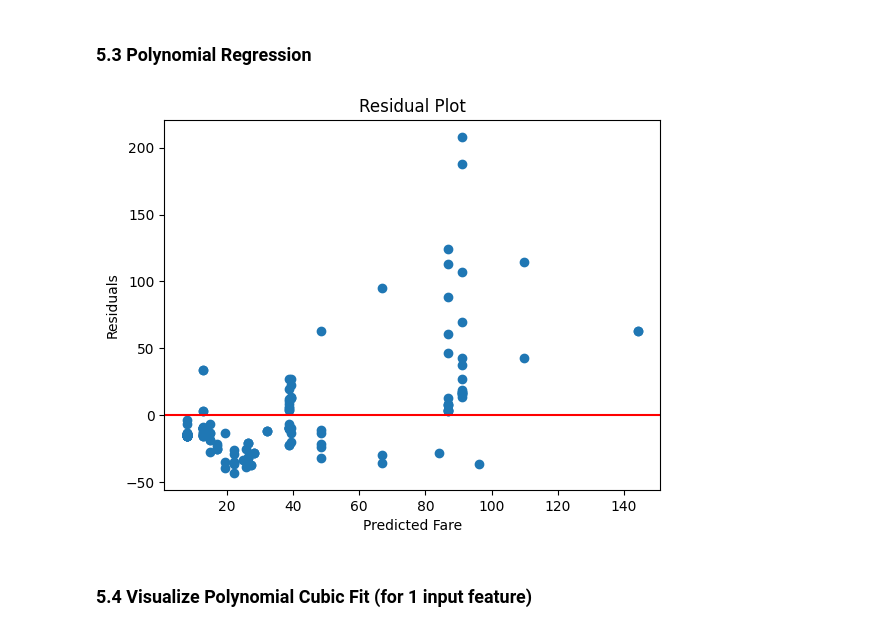
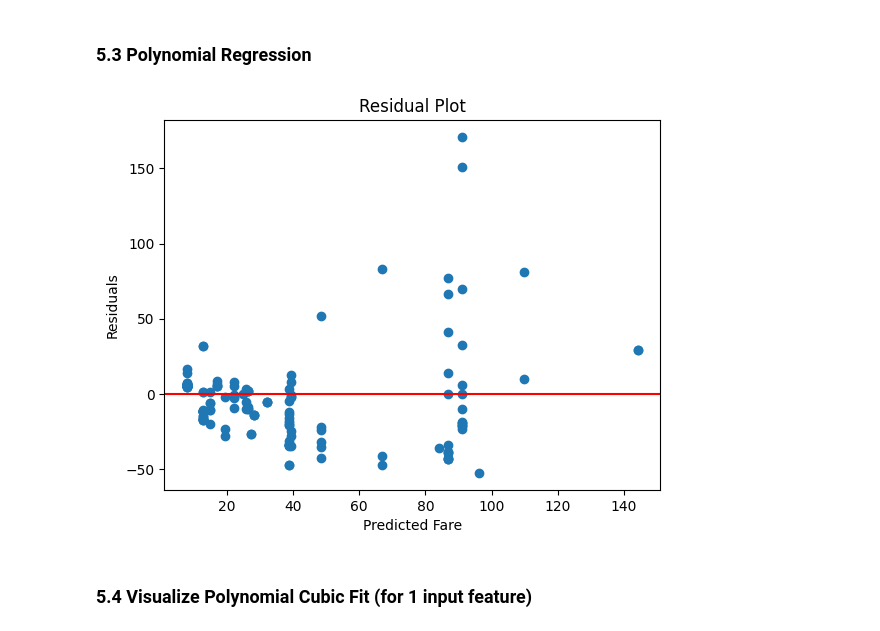
Before and after one commit to hrawp/applied-ml-hrawp, a Jupyter notebook: notebooks/project04/ml04__aaron.ipynb, the cells around one changed output. Saved outputs shown, nothing was run; the diff lists cells and outputs as text; code cells hidden in the pictures.

```diff
--- a/notebooks/project04/ml04__aaron.ipynb
+++ b/notebooks/project04/ml04__aaron.ipynb
@@ -386,16 +386,16 @@ X_test_poly = poly.transform(X4_test)
 poly_model = LinearRegression()
 poly_model.fit(X_train_poly, y4_train)
 ycase4_pred_poly = poly_model.predict(X_test_poly)
-# %%
-residuals = y4_test - y_pred_poly
-plt.scatter(ycase4_pred_poly, residuals)
-plt.axhline(0, color='red')
-plt.xlabel("Predicted Fare")
-plt.ylabel("Residuals")
-plt.title("Residual Plot")
-plt.show()
-# %% [output]
-[figure, removed]
+# %%
+residuals = y4_test - y_pred_elastic
+plt.scatter(ycase4_pred_poly, residuals)
+plt.axhline(0, color='red')
+plt.xlabel("Predicted Fare")
+plt.ylabel("Residuals")
+plt.title("Residual Plot")
+plt.show()
+# %% [output]
+[figure, added]
 # %% [markdown]
 ### 5.4 Visualize Polynomial Cubic Fit (for 1 input feature)
 # %%
```
Also changed, not shown: parts of 7 cells of this notebook.
